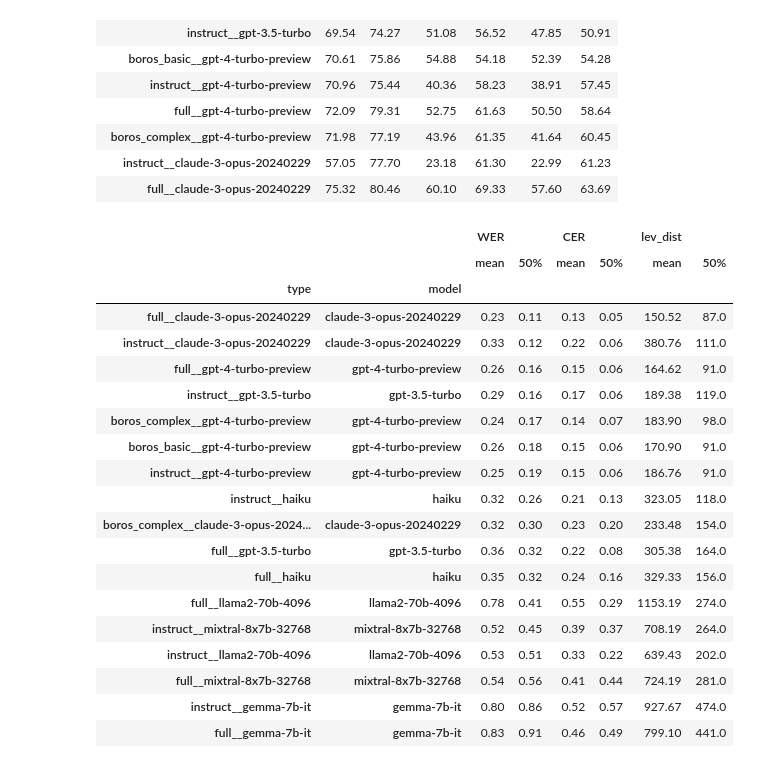
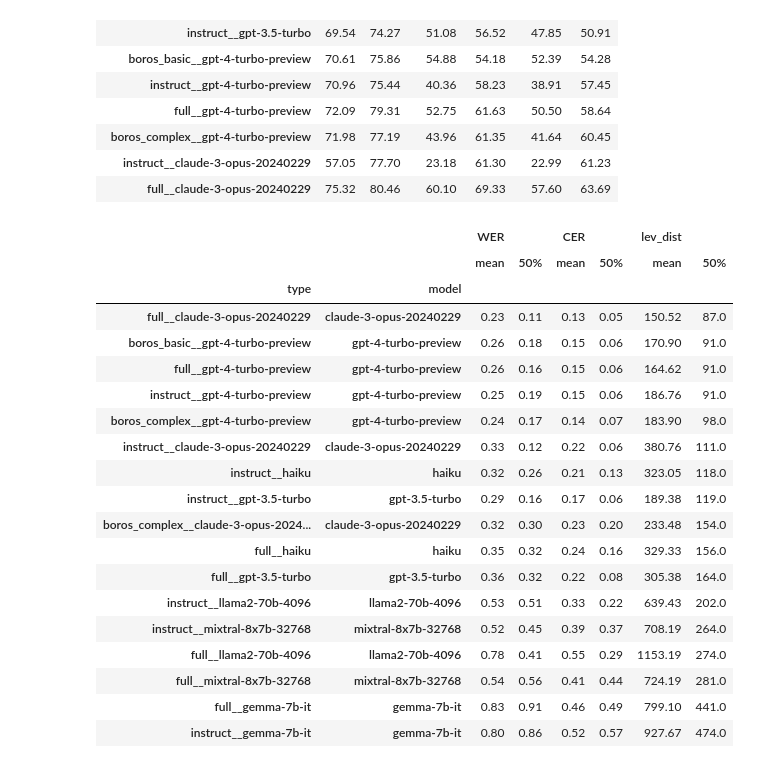
Before and after one commit to JonnoB/redigitalize, a Jupyter notebook: prompt_testing.ipynb, the cells around one changed output. Drawn from its saved outputs; the diff is of its cells as text; code cells hidden in the pictures.

```diff
--- a/prompt_testing.ipynb
+++ b/prompt_testing.ipynb
@@ -304,30 +309,30 @@ test.groupby('type').describe().filter(regex = '50|mean').round(2).sort_values((
 # %%
 performance_eval2 = performance_eval.copy()
 performance_eval2['type'] = performance_eval2['type'].str.replace("claude-3-haiku-20240307", "haiku").replace("gpt-3.5-turbo", "gpt-3.5")
 performance_eval2['model'] = performance_eval2['type'].str.split('_').str[-1]
 
 #The below line allows you to look at an individual model
 #performance_eval2 = performance_eval2.loc[performance_eval2['model'].str.contains('gpt-4')]
 
-performance_eval2.drop(columns = 'File Name').groupby(['type', 'model']).describe().filter(regex = '50|mean').round(2).sort_values(('WER', '50%'))
+performance_eval2.drop(columns = 'File Name').groupby(['type', 'model']).describe().filter(regex = '50|mean').round(2).sort_values(('lev_dist', '50%'))
 # %% [output]
 |  |  | WER |  | CER |  | lev_dist |  |
 |  |  | mean | 50% | mean | 50% | mean | 50% |
 | type | model |  |  |  |  |  |  |
 | full__claude-3-opus-20240229 | claude-3-opus-20240229 | 0.23 | 0.11 | 0.13 | 0.05 | 150.52 | 87.0 |
+| boros_basic__gpt-4-turbo-preview | gpt-4-turbo-preview | 0.26 | 0.18 | 0.15 | 0.06 | 170.90 | 91.0 |
+| full__gpt-4-turbo-preview | gpt-4-turbo-preview | 0.26 | 0.16 | 0.15 | 0.06 | 164.62 | 91.0 |
+| instruct__gpt-4-turbo-preview | gpt-4-turbo-preview | 0.25 | 0.19 | 0.15 | 0.06 | 186.76 | 91.0 |
+| boros_complex__gpt-4-turbo-preview | gpt-4-turbo-preview | 0.24 | 0.17 | 0.14 | 0.07 | 183.90 | 98.0 |
 | instruct__claude-3-opus-20240229 | claude-3-opus-20240229 | 0.33 | 0.12 | 0.22 | 0.06 | 380.76 | 111.0 |
-| full__gpt-4-turbo-preview | gpt-4-turbo-preview | 0.26 | 0.16 | 0.15 | 0.06 | 164.62 | 91.0 |
+| instruct__haiku | haiku | 0.32 | 0.26 | 0.21 | 0.13 | 323.05 | 118.0 |
 | instruct__gpt-3.5-turbo | gpt-3.5-turbo | 0.29 | 0.16 | 0.17 | 0.06 | 189.38 | 119.0 |
-| boros_complex__gpt-4-turbo-preview | gpt-4-turbo-preview | 0.24 | 0.17 | 0.14 | 0.07 | 183.90 | 98.0 |
-| boros_basic__gpt-4-turbo-preview | gpt-4-turbo-preview | 0.26 | 0.18 | 0.15 | 0.06 | 170.90 | 91.0 |
-| instruct__gpt-4-turbo-preview | gpt-4-turbo-preview | 0.25 | 0.19 | 0.15 | 0.06 | 186.76 | 91.0 |
-| instruct__haiku | haiku | 0.32 | 0.26 | 0.21 | 0.13 | 323.05 | 118.0 |
 | boros_complex__claude-3-opus-2024... | claude-3-opus-20240229 | 0.32 | 0.30 | 0.23 | 0.20 | 233.48 | 154.0 |
+| full__haiku | haiku | 0.35 | 0.32 | 0.24 | 0.16 | 329.33 | 156.0 |
 | full__gpt-3.5-turbo | gpt-3.5-turbo | 0.36 | 0.32 | 0.22 | 0.08 | 305.38 | 164.0 |
-| full__haiku | haiku | 0.35 | 0.32 | 0.24 | 0.16 | 329.33 | 156.0 |
+| instruct__llama2-70b-4096 | llama2-70b-4096 | 0.53 | 0.51 | 0.33 | 0.22 | 639.43 | 202.0 |
+| instruct__mixtral-8x7b-32768 | mixtral-8x7b-32768 | 0.52 | 0.45 | 0.39 | 0.37 | 708.19 | 264.0 |
 | full__llama2-70b-4096 | llama2-70b-4096 | 0.78 | 0.41 | 0.55 | 0.29 | 1153.19 | 274.0 |
-| instruct__mixtral-8x7b-32768 | mixtral-8x7b-32768 | 0.52 | 0.45 | 0.39 | 0.37 | 708.19 | 264.0 |
-| instruct__llama2-70b-4096 | llama2-70b-4096 | 0.53 | 0.51 | 0.33 | 0.22 | 639.43 | 202.0 |
 | full__mixtral-8x7b-32768 | mixtral-8x7b-32768 | 0.54 | 0.56 | 0.41 | 0.44 | 724.19 | 281.0 |
+| full__gemma-7b-it | gemma-7b-it | 0.83 | 0.91 | 0.46 | 0.49 | 799.10 | 441.0 |
 | instruct__gemma-7b-it | gemma-7b-it | 0.80 | 0.86 | 0.52 | 0.57 | 927.67 | 474.0 |
-| full__gemma-7b-it | gemma-7b-it | 0.83 | 0.91 | 0.46 | 0.49 | 799.10 | 441.0 |
```
Also changed, not shown: parts of 6 cells of this notebook, 5 other files.
